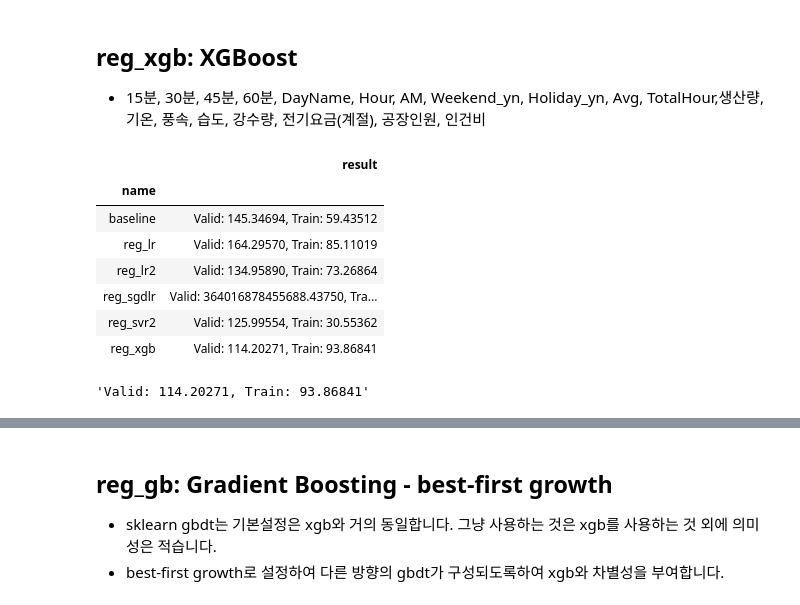
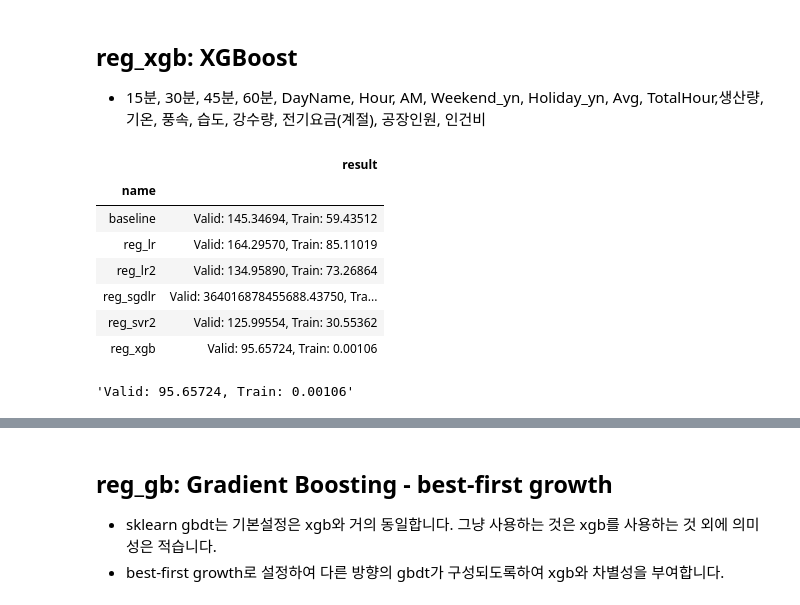
Before and after one commit to sunkusun9/DS_lv3_2609_2, a Jupyter notebook: sec_ds_lv3_prob3_kaggle.ipynb, the cells around one changed output, grey strips where cells are left out. Cells and saved outputs as stored; diff of their text form; code cells hidden in the pictures.

```diff
--- a/sec_ds_lv3_prob3_kaggle.ipynb
+++ b/sec_ds_lv3_prob3_kaggle.ipynb
@@ -481,23 +481,27 @@ eval_model('reg_lr2', reg_lr2)
 # %%
 import xgboost as xgb
 
 X_xgb = '15분, 30분, 45분, 60분, DayName, Hour, AM, Weekend_yn, Holiday_yn, Avg, TotalHour, 생산량, 기온, 풍속, 습도, 강수량, 전기요금(계절), 공장인원, 인건비'
 X_xgb = X_xgb.split(', ')
 ct = ColumnTransformer([
     ('pt', 'passthrough', X_xgb),
     ('ohe', OneHotEncoder(categories='auto'), ['DayName'])
 ])
 reg_xgb = make_pipeline(
-    ct, xgb.XGBRegressor(random_state = 123)
+    ct, xgb.XGBRegressor(
+        random_state = 123,
+        max_depth = 15,
+        n_estimators = 500
+    )
 )
 eval_model('reg_xgb', reg_xgb)
 # %% [output]
 |  | result |
 | name |  |
 | baseline | Valid: 145.34694, Train: 59.43512 |
 | reg_lr | Valid: 164.29570, Train: 85.11019 |
 | reg_lr2 | Valid: 134.95890, Train: 73.26864 |
 | reg_sgdlr | Valid: 364016878455688.43750, Tra... |
 | reg_svr2 | Valid: 125.99554, Train: 30.55362 |
-| reg_xgb | Valid: 114.20271, Train: 93.86841 |
+| reg_xgb | Valid: 95.65724, Train: 0.00106 |
-'Valid: 114.20271, Train: 93.86841'
+'Valid: 95.65724, Train: 0.00106'
```
Also changed, not shown: parts of 9 cells of this notebook.
